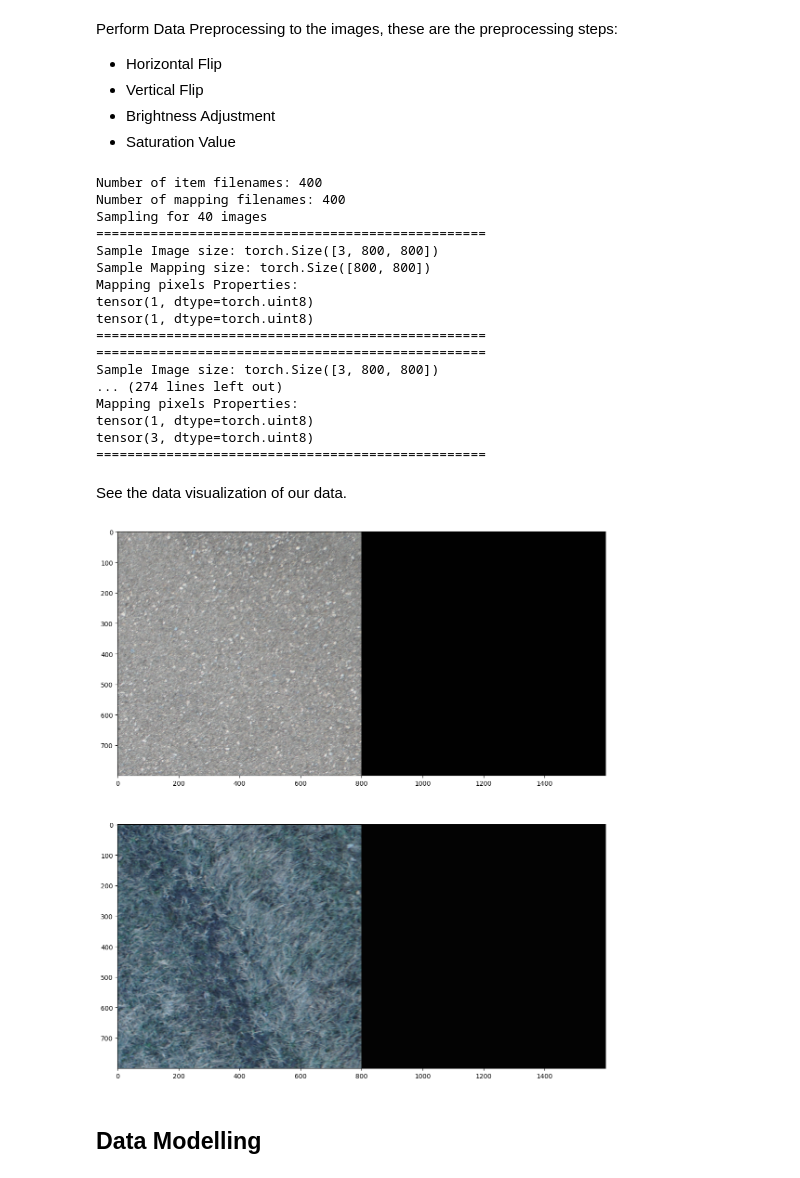
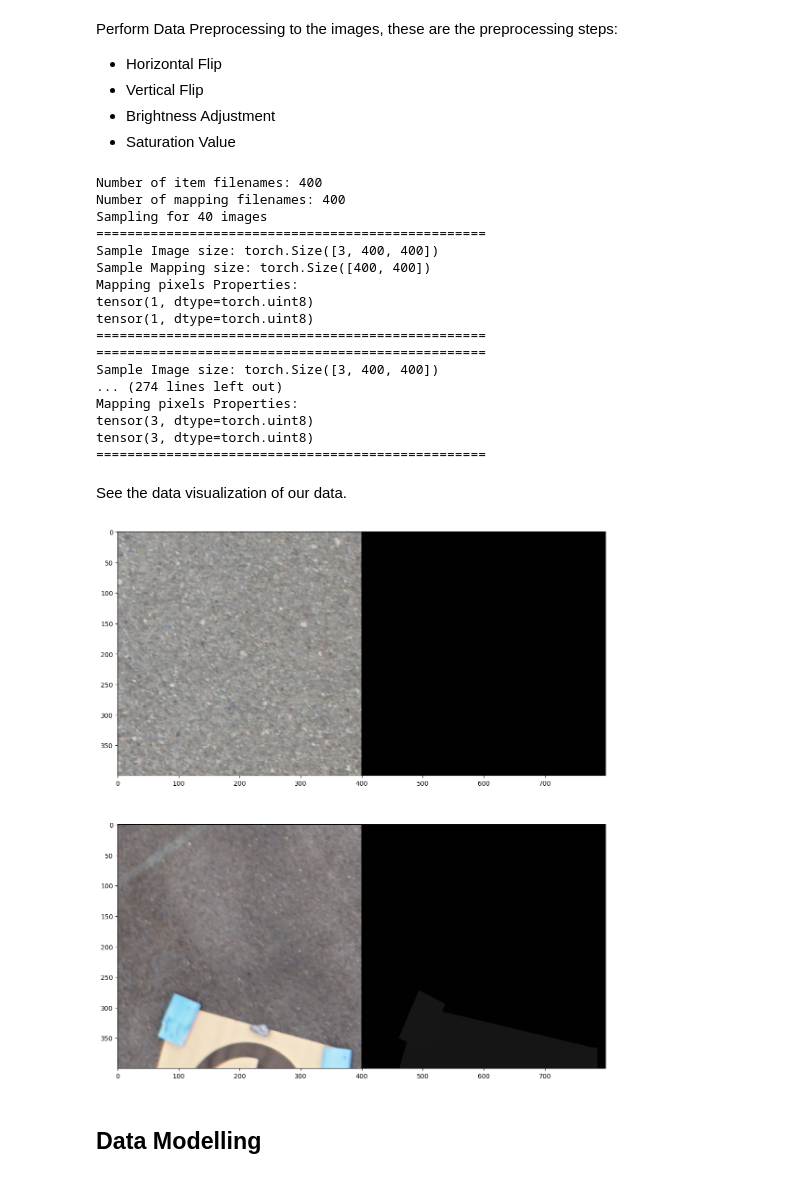
Before and after one commit to MaxZx3000/Image-Semantic-Segmentation-Drone, a Jupyter notebook: Image_Semantic_Segmentation_Drone_Dataset.ipynb, the cells around one changed output. Drawn from its saved outputs; the diff is of its cells as text; code cells hidden in the pictures.

Commit message:
Add loss weighting and modify image size.
Add loss weighting and modify image size for training and testing dataset.

```diff
--- a/Image_Semantic_Segmentation_Drone_Dataset.ipynb
+++ b/Image_Semantic_Segmentation_Drone_Dataset.ipynb
@@ -146,8 +146,6 @@ def transform_mapping_dataset(image, crop_coordinate):
   # one_hot_encoded = F.one_hot(image, num_classes = 24)
   # print(one_hot_encoded.shape)
   return image
-
-
 
 class DroneSemanticSegmentationDataset(Dataset):
   """
@@ -173,7 +171,7 @@ class DroneSemanticSegmentationDataset(Dataset):
     if len(self.image_filenames) != len(self.mapping_filenames):
       raise ValueError("Both item and mapping must have the same number of images!")
 
-  def _get_random_squared_position(self, cropped_size = (800, 800)):
+  def _get_random_squared_position(self, cropped_size = (400, 400)):
     MIN_TOP = 0
     MAX_TOP = 4000 - cropped_size[0] - 1
     MIN_LEFT = 0
@@ -209,9 +207,12 @@ class DroneSemanticSegmentationDataset(Dataset):
     mapping = cv2.cvtColor(mapping, cv2.COLOR_BGR2RGB)
     mapping = cv2.cvtColor(mapping, cv2.COLOR_RGB2GRAY)
 
-    random_crop_coordinate = self._get_random_squared_position()
-    item = self._crop_image(item, random_crop_coordinate)
-    mapping = self._crop_image(mapping, random_crop_coordinate)
+    item = cv2.resize(item, (400, 400))
+    mapping = cv2.resize(mapping, (400, 400))
+
+    # random_crop_coordinate = self._get_random_squared_position()
+    # item = self._crop_image(item, random_crop_coordinate)
+    # mapping = self._crop_image(mapping, random_crop_coordinate)
 
     if is_vflip:
       item = cv2.flip(item, 0)
@@ -224,8 +225,8 @@ class DroneSemanticSegmentationDataset(Dataset):
     item = torch.from_numpy(item)
     mapping = torch.from_numpy(mapping)
 
-    item = torch.reshape(item, (3, 800, 800))
-    mapping = torch.reshape(mapping, (800, 800))
+    item = torch.reshape(item, (3, 400, 400))
+    mapping = torch.reshape(mapping, (400, 400))
 
     if self.image_transform:
       item = self.image_transform(
@@ -272,17 +273,17 @@ Number of item filenames: 400
 Number of mapping filenames: 400
 Sampling for 40 images
 ==================================================
-Sample Image size: torch.Size([3, 800, 800])
-Sample Mapping size: torch.Size([800, 800])
+Sample Image size: torch.Size([3, 400, 400])
+Sample Mapping size: torch.Size([400, 400])
 Mapping pixels Properties:
 tensor(1, dtype=torch.uint8)
 tensor(1, dtype=torch.uint8)
 ==================================================
 ==================================================
-Sample Image size: torch.Size([3, 800, 800])
+Sample Image size: torch.Size([3, 400, 400])
 ... (274 lines left out)
 Mapping pixels Properties:
-tensor(1, dtype=torch.uint8)
+tensor(3, dtype=torch.uint8)
 tensor(3, dtype=torch.uint8)
 ==================================================
 # %% [markdown]
@@ -290,29 +291,29 @@ See the data visualization of our data.
 # %%
 N_ROWS = 2
 N_COLS = 1
 fig, axes = plt.subplots(nrows = N_ROWS, ncols = N_COLS, figsize = (15, 15))
 
 def pairwise_visualization(sample_image, label_image, ax):
   """
   Note that this function only works with one single sample image and
   label image!
   """
-  sample_image_vis = torch.reshape(sample_image, (800, 800, 3)).numpy()
-  label_image_vis = torch.reshape(label_image, (800, 800)).numpy()
+  sample_image_vis = torch.reshape(sample_image, (400, 400, 3)).numpy()
+  label_image_vis = torch.reshape(label_image, (400, 400)).numpy()
   label_image_vis = cv2.cvtColor(label_image_vis, cv2.COLOR_GRAY2RGB)
-  label_image_vis = np.reshape(label_image_vis, (800, 800, 3))
+  label_image_vis = np.reshape(label_image_vis, (400, 400, 3))
   pairwise_image = np.hstack((sample_image_vis, label_image_vis))
   ax.imshow(pairwise_image,)
   # plt.axis("off")
 
 drone_iter = iter(drone_semantic_segmentation_dataset)
 
 for row_index in range(0, N_ROWS):
   # for row_column in (0, N_COLS - 1):
     sample_image, sample_mapping = next(drone_iter)
     pairwise_visualization(sample_image, sample_mapping, axes[row_index])
 # %% [output]
-[figure, old version]
+[figure, new version]
 # %% [markdown]
 ## Data Modelling
 # %% [markdown]
```
Also changed, not shown: parts of 8 cells of this notebook.
